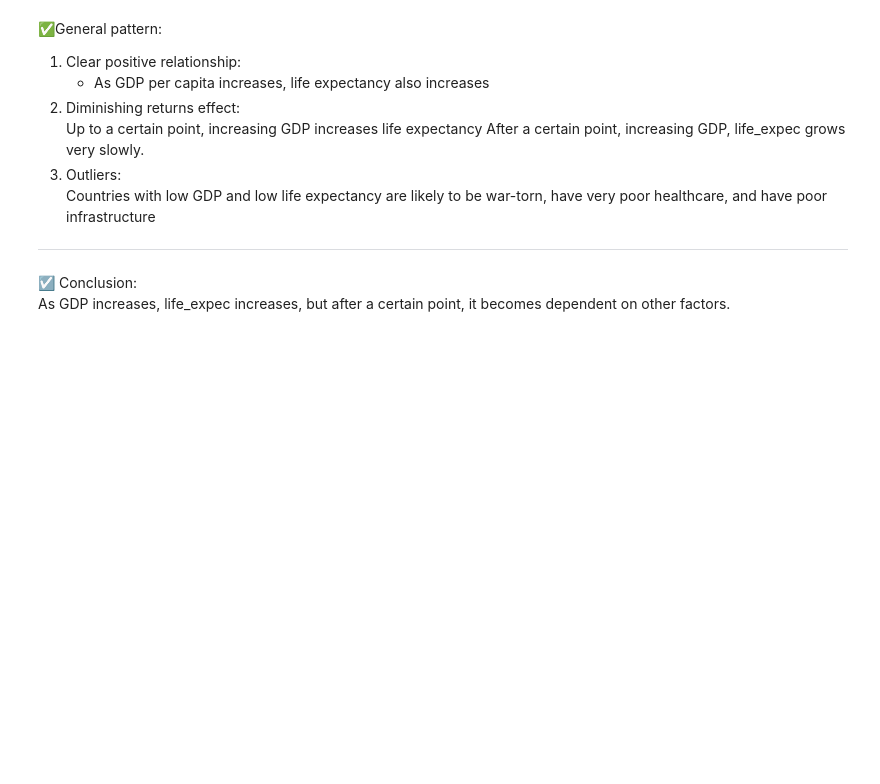
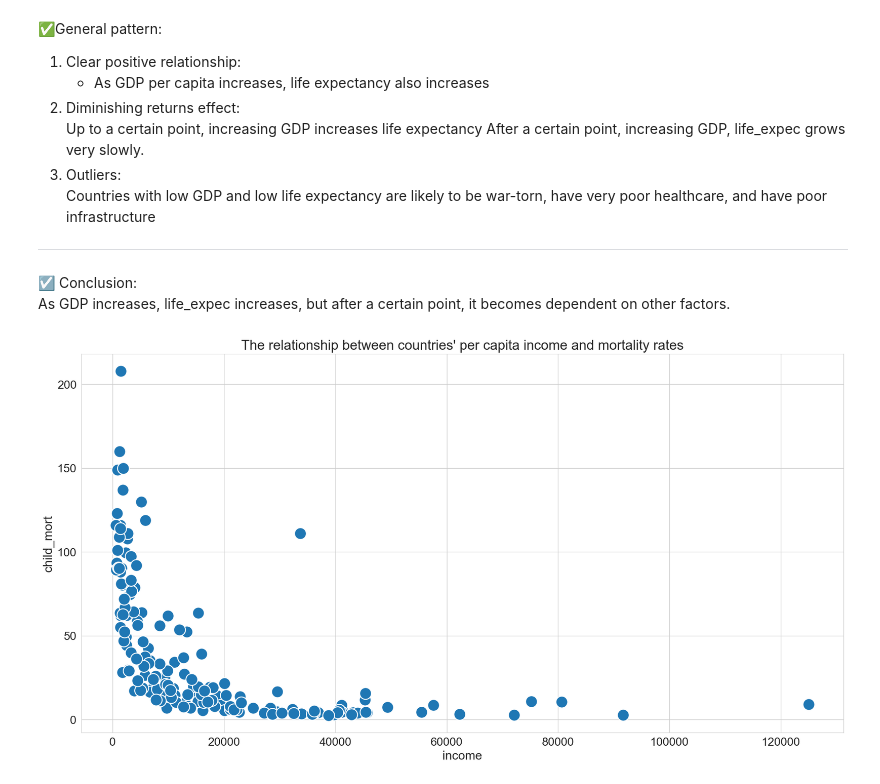
Before and after one commit to HosseinHeydari2004/pca-ml-project, a Jupyter notebook: pca.ipynb, the cells around one changed output. Cells and saved outputs as stored; diff of their text form; code cells hidden in the pictures; blank space fills up the shorter version.

```diff
--- a/pca.ipynb
+++ b/pca.ipynb
@@ -210,3 +211,17 @@ Countries with low GDP and low life expectancy are likely to be war-torn, have v
 
 ☑️ Conclusion:<br>
 As GDP increases, life_expec increases, but after a certain point, it becomes dependent on other factors.
+# %%
+sns.set_style(style="whitegrid")
+plt.figure(figsize=(20, 10), dpi=120)
+sns.scatterplot(data=df, x="income", y="child_mort", s=300)
+plt.title(
+    label="The relationship between countries' per capita income and mortality rates",
+    fontsize=20,
+)
+plt.xlabel(xlabel="income", fontsize=18)
+plt.ylabel(ylabel="child_mort", fontsize=18)
+plt.tick_params(axis="both", labelsize=17)
+plt.show()
+# %% [output]
+[figure, added]
```
Also changed, not shown: parts of 5 cells of this notebook.
